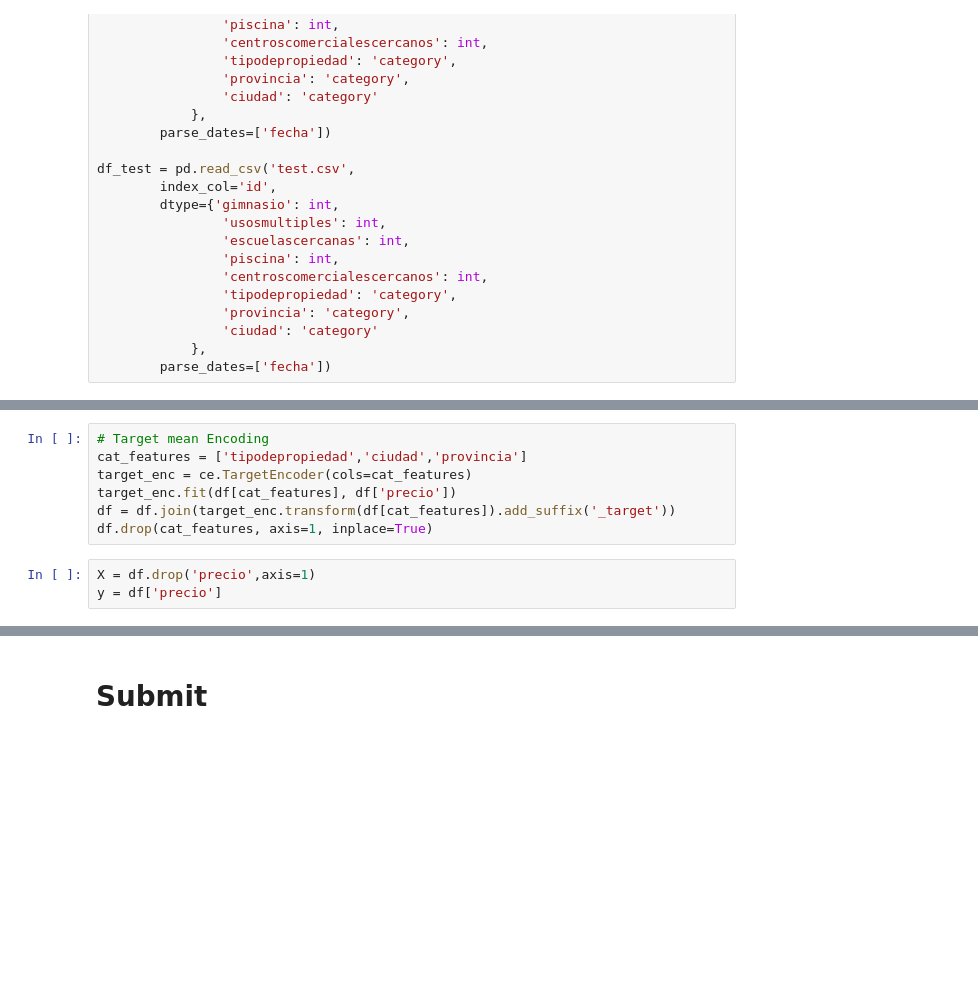
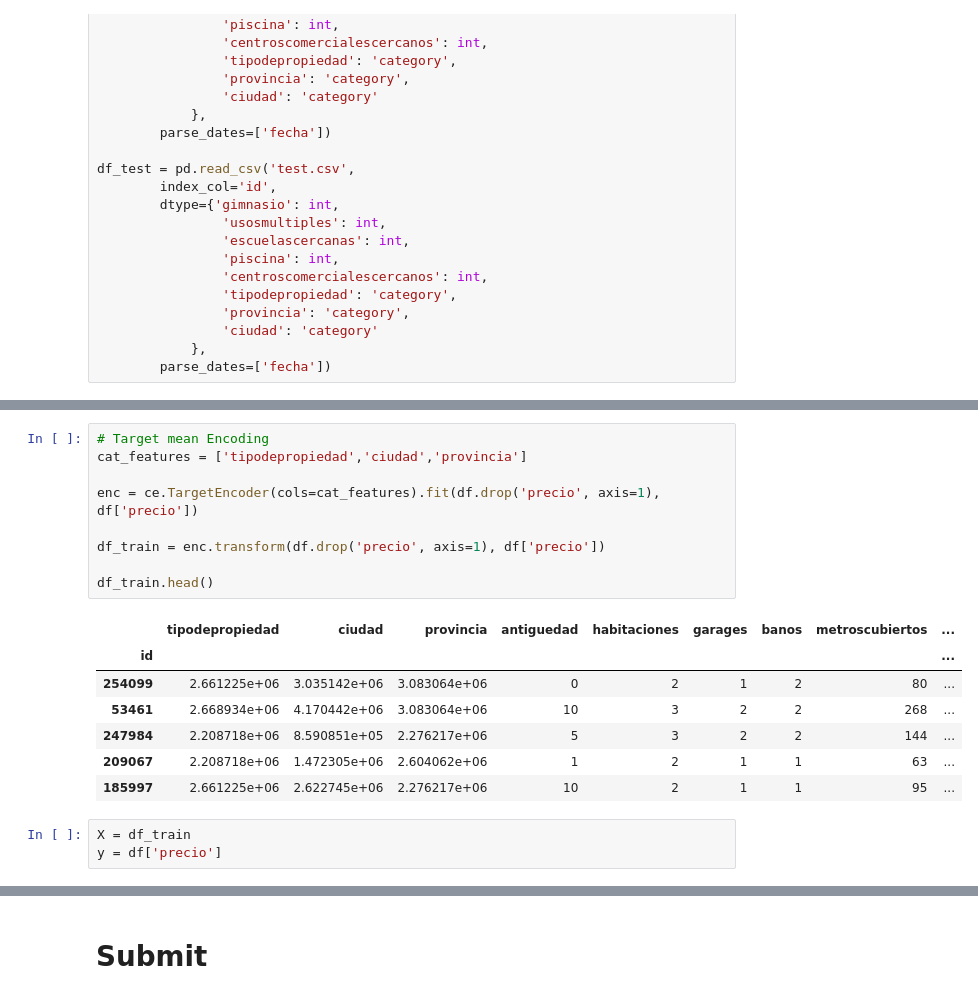
Before and after one commit to ggparente95/tp2-zonajobs, a Jupyter notebook: random_forest.ipynb, the cells around one changed output, grey strips where cells are left out. Cells and saved outputs as stored; diff of their text form; blank space fills up the shorter version.

```diff
--- a/random_forest.ipynb
+++ b/random_forest.ipynb
@@ -44,12 +68,22 @@ df.head()
 # %%
 # Target mean Encoding
 cat_features = ['tipodepropiedad','ciudad','provincia']
-target_enc = ce.TargetEncoder(cols=cat_features)
-target_enc.fit(df[cat_features], df['precio'])
-df = df.join(target_enc.transform(df[cat_features]).add_suffix('_target'))
-df.drop(cat_features, axis=1, inplace=True)
+
+enc = ce.TargetEncoder(cols=cat_features).fit(df.drop('precio', axis=1), df['precio'])
+
+df_train = enc.transform(df.drop('precio', axis=1), df['precio'])
+
+df_train.head()
+# %% [output]
+|  | tipodepropiedad | ciudad | provincia | antiguedad | habitaciones | garages | banos | metroscubiertos | ... |
+| id |  |  |  |  |  |  |  |  | ... |
+| 254099 | 2.661225e+06 | 3.035142e+06 | 3.083064e+06 | 0 | 2 | 1 | 2 | 80 | ... |
+| 53461 | 2.668934e+06 | 4.170442e+06 | 3.083064e+06 | 10 | 3 | 2 | 2 | 268 | ... |
+| 247984 | 2.208718e+06 | 8.590851e+05 | 2.276217e+06 | 5 | 3 | 2 | 2 | 144 | ... |
+| 209067 | 2.208718e+06 | 1.472305e+06 | 2.604062e+06 | 1 | 2 | 1 | 1 | 63 | ... |
+| 185997 | 2.661225e+06 | 2.622745e+06 | 2.276217e+06 | 10 | 2 | 1 | 1 | 95 | ... |
 # %%
-X = df.drop('precio',axis=1)
+X = df_train
 y = df['precio']
 # %%
 X.head()
```
Also changed, not shown: parts of 25 cells of this notebook, 1 other file.
